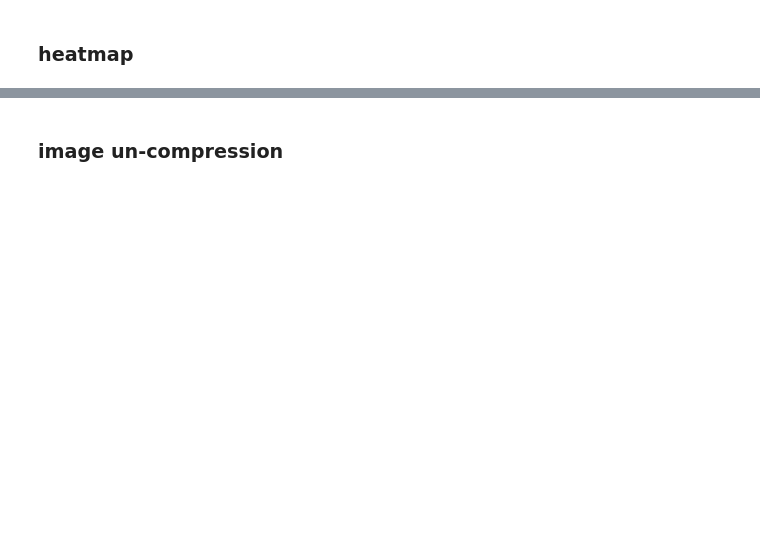
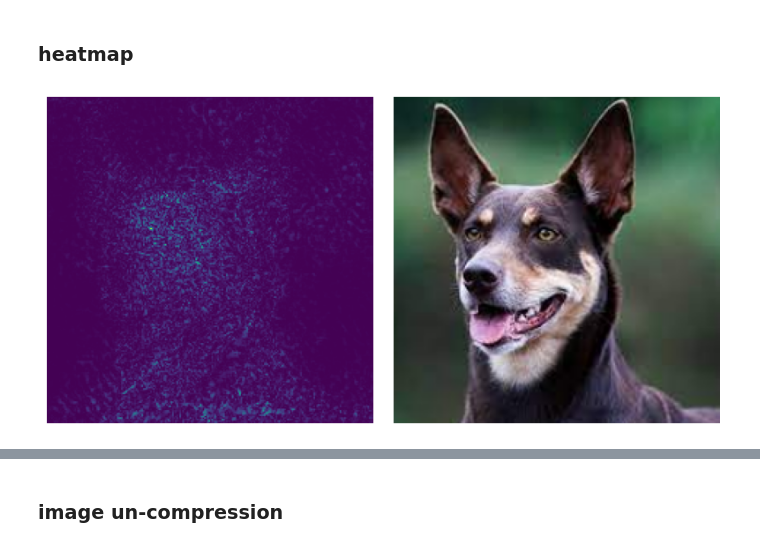
Before and after one commit to peluche/neural-style-transfer, a Jupyter notebook: style.ipynb, the cells around one changed output, grey strips where cells are left out. Drawn from its saved outputs; the diff is of its cells as text; code cells hidden in the pictures; blank space fills up the shorter version.

```diff
--- a/style.ipynb
+++ b/style.ipynb
@@ -153,2 +160,34 @@ Sequential(
 # %% [markdown]
 ### heatmap
+# %%
+def heatmap(start, target_id, m=vgg_hooked, mem=vgg_mem):
+    start = copy.deepcopy(start.detach())
+    # move to device
+    dream = start.to(device).requires_grad_()
+    target = torch.tensor([target_id]).to(device)
+    m = m.to(device)
+    predicted = m(dream)
+
+    loss = F.cross_entropy(predicted, target)
+    dream.grad = None
+    loss.backward()
+    return dream.grad
+# %%
+kelpie_id = 227
+hm = heatmap(kelpie, kelpie_id)
+
+#FLATTEN HEATMAP TO ONE COLOR CHANNEL
+hmFlat = hm[0,:,:,:]
+hmFlat = hmFlat.max(dim = 0).values
+hmFlat = hmFlat[:,:,None] #Add back in expected RGB shape so plot helper function works
+
+# TODO: use a kernel to blur the heatmap
+
+#NORMALIZE
+hm_norm = hmFlat.abs()
+hm_norm /= hm_norm.max()
+
+#VISUALIZE
+plot(hm_norm, kelpie)
+# %% [output]
+[figure, added]
```
Also changed, not shown: parts of 13 cells of this notebook.
